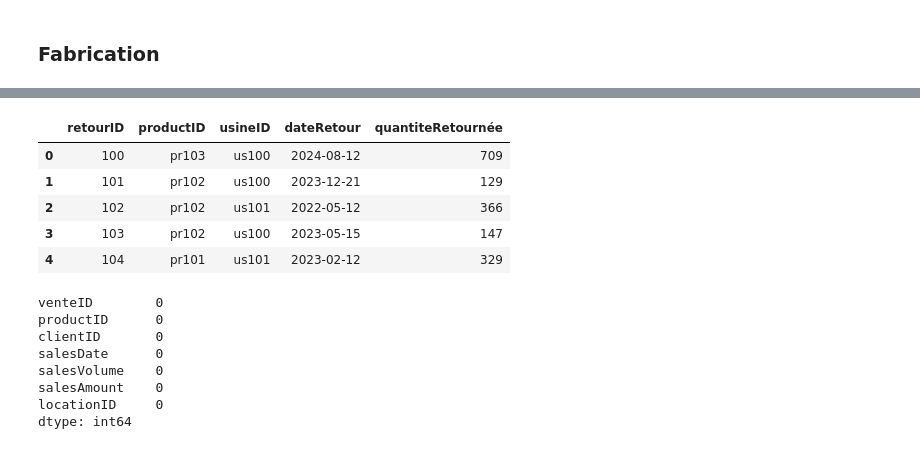
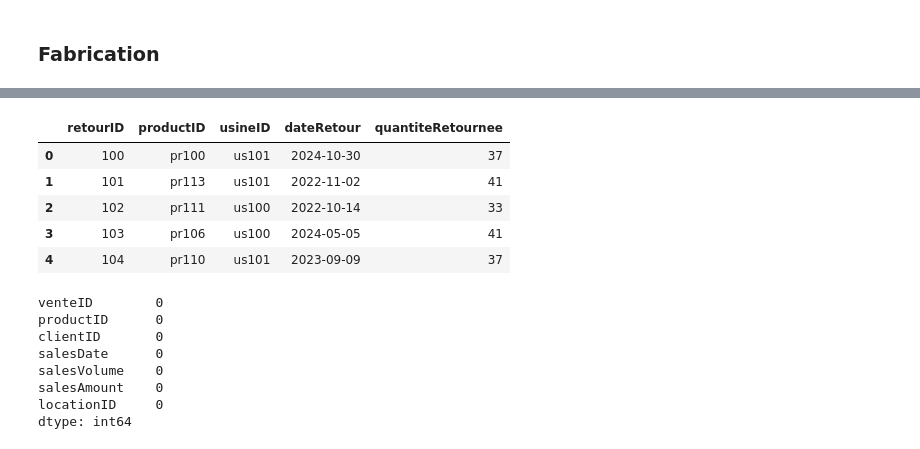
Before and after one commit to Hermann002/use_case_promodis, a Jupyter notebook: notebook/Generate.ipynb, the cells around one changed output, grey strips where cells are left out. Drawn from its saved outputs; the diff is of its cells as text; code cells hidden in the pictures.

```diff
--- a/notebook/Generate.ipynb
+++ b/notebook/Generate.ipynb
@@ -310,7 +386,7 @@ fabrication_data = []
 fabricationID = 100
 produit_id = list(df_product.productID)
 usine_id = list(df_usine.usineID)  # Exemple d'ID pour les usines
-mp_id = list(df_MP.MPID) # Exemple d'ID pour les matières premières
+mp_id = list(df_MP.MPID)  # Exemple d'ID pour les matières premières
 dates = list(df_time.date)
 
 # Génération des données de fabrication
@@ -321,11 +397,11 @@ for i in tqdm(range(100000)):
     date_production = random.choice(dates)
 
     # Quantité produite et conditionnée avec écarts de production et de conditionnement
-    quantite_produite = random.randint(1000, 20000)
-    quantite_conditionnee = random.randint(quantite_produite - 500, quantite_produite)  # Ex: conditionnement legèrement inferieur ou egal
-    ecart_fabrication = quantite_produite - quantite_conditionnee  # Difference entre production et conditionnement
-    ecart_conditionnement = random.randint(0, 100)  # ecart possible de conditionnement
-    quantite_mp = random.randint(500, 15000)  # Quantite de matière première utilisee
+    quantite_produite = random.randint(500, 10000)  # Limite la quantité produite à 10 000
+    quantite_conditionnee = random.randint(quantite_produite - 500, quantite_produite)  # Conditionnement légèrement inférieur ou égal
+    ecart_fabrication = quantite_produite - quantite_conditionnee  # Différence entre production et conditionnement
+    ecart_conditionnement = random.randint(0, 100)  # Écart possible de conditionnement
+    quantite_mp = random.randint(500, 5000)  # Quantité de matière première utilisée
 
     fabrication_data.append({
         "fabricationID": fabricationID,
@@ -356,37 +444,61 @@ df_fabrication.to_csv("../Data/fabrication.csv", index=False)
 # %%
 retour_data = []
+retourID = 100
+product_id = list(df_product.productID)
+usine_id = list(df_usine.usineID)
+client_ids = list(df_client.clientID)
+dates = list(df_time.date)
 
-retourID = 100
-client_ids = list(df_client.clientID)  # Exemples de localisations
-dates = list(df_time.date)  # Assure que `df_temps` contient un DataFrame avec une colonne 'date'
+# Paramètres de tendance et de saisonnalité
+base_quantity_returned = 50
+trend_rate = 1.0003  # Croissance de 0,03 % par jour
+seasonality_factor = {
+    "high": 1.3,  # Facteur pour les mois de haute saison
+    "medium": 1.1,  # Facteur pour les mois de moyenne saison
+    "low": 0.8  # Facteur pour les mois de basse saison
+}
+high_season_months = [1, 2]  # Mois de retour élevés après les fêtes
+medium_season_months = [7, 8]  # Période de retour modéré pendant l'été
 
 # Génération des données de retour
 for i in tqdm(range(50000)):
     productID = random.choice(product_id)
     usineID = random.choice(usine_id)
     clientID = random.choice(client_ids)
     date_retour = random.choice(dates)
-    quantite_retournee = random.randint(1, 1000)  # Quantite de produit retournee
+    month = date_retour.month
+
+    # Déterminer le facteur saisonnier en fonction du mois
+    if month in high_season_months:
+        seasonality = seasonality_factor["high"]
+    elif month in medium_season_months:
+        seasonality = seasonality_factor["medium"]
+    else:
+        seasonality = seasonality_factor["low"]
+
+    # Appliquer la tendance et saisonnalité à la quantité de produits retournés
+    trend = base_quantity_returned * (trend_rate ** i)
+    quantite_retournee = int(max(trend * seasonality + np.random.normal(scale=5), 1))
 
     retour_data.append({
         "retourID": retourID,
         "productID": productID,
         "usineID": usineID,
         "dateRetour": date_retour,
-        "quantiteRetournée": quantite_retournee,
+        "quantiteRetournee": quantite_retournee,
     })
     retourID += 1
 
-# Creation du DataFrame final
+# Création du DataFrame final
 df_retours = pd.DataFrame(retour_data)
 df_retours.head()
 # %% [output]
-|  | retourID | productID | usineID | dateRetour | quantiteRetournée |
-| 0 | 100 | pr103 | us100 | 2024-08-12 | 709 |
-| 1 | 101 | pr102 | us100 | 2023-12-21 | 129 |
-| 2 | 102 | pr102 | us101 | 2022-05-12 | 366 |
-| 3 | 103 | pr102 | us100 | 2023-05-15 | 147 |
-| 4 | 104 | pr101 | us101 | 2023-02-12 | 329 |
+|  | retourID | productID | usineID | dateRetour | quantiteRetournee |
+| 0 | 100 | pr100 | us101 | 2024-10-30 | 37 |
+| 1 | 101 | pr113 | us101 | 2022-11-02 | 41 |
+| 2 | 102 | pr111 | us100 | 2022-10-14 | 33 |
+| 3 | 103 | pr106 | us100 | 2024-05-05 | 41 |
+| 4 | 104 | pr110 | us101 | 2023-09-09 | 37 |
 # %%
 df_retours.to_csv("../Data/retours.csv", index=False)
 # %%
```
Also changed, not shown: parts of 10 cells of this notebook, 1 other file.
